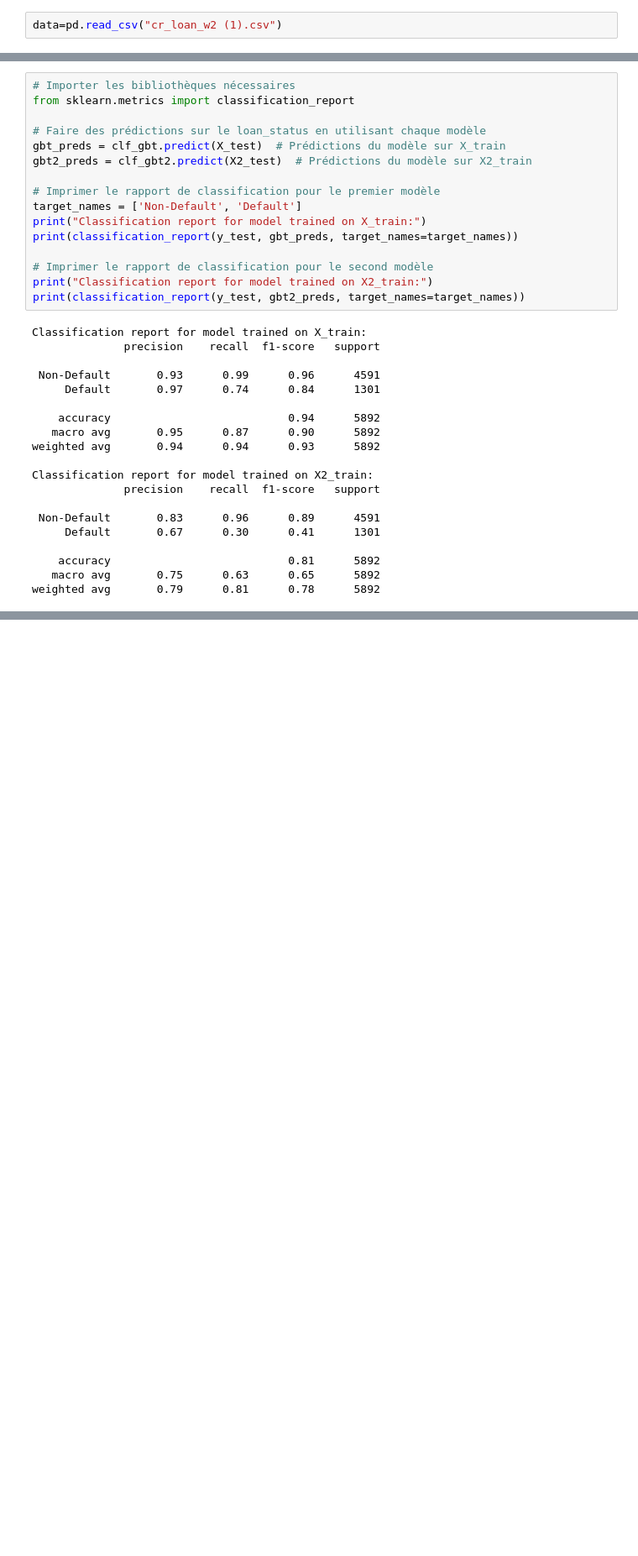
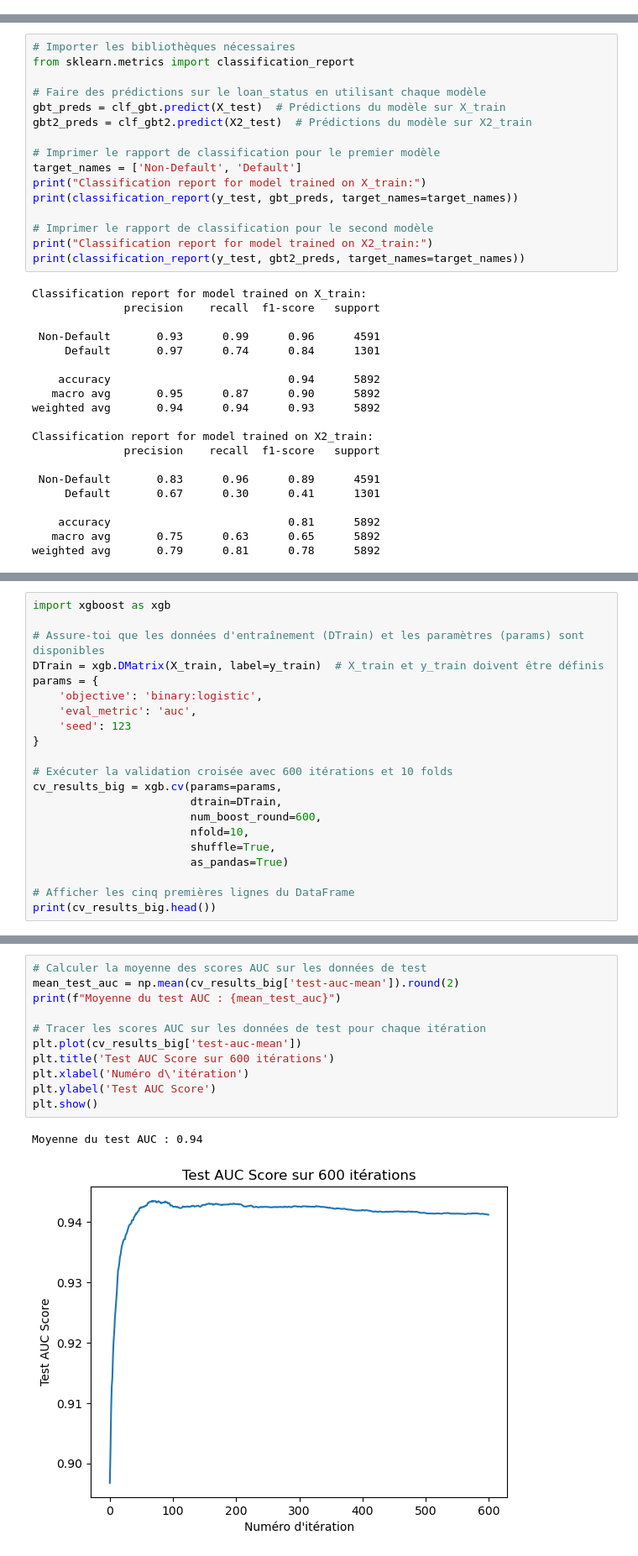
Before and after one commit to FromTchouaffe/portfolio, a Jupyter notebook: pret_data_XGBoost.ipynb, the cells around one changed output, grey strips where cells are left out. Shown: that part at 84% size. Saved outputs shown, nothing was run; the diff lists cells and outputs as text; blank space fills up the shorter version.

Commit message:
Note book Lr Vs XGBoost

```diff
--- a/pret_data_XGBoost.ipynb
+++ b/pret_data_XGBoost.ipynb
@@ -34,5 +34,3 @@ y = data['loan_status']  # Cible
 from sklearn.model_selection import train_test_split
 
 X_train, X_test, y_train, y_test = train_test_split(X, y, test_size=0.2, random_state=42)
-# %%
-data=pd.read_csv("cr_loan_w2 (1).csv")
@@ -209,0 +350,21 @@ Le modèle avec toutes les colonnes est clairement meilleur pour détecter les d
+# %%
+import xgboost as xgb
+
+# Assure-toi que les données d'entraînement (DTrain) et les paramètres (params) sont disponibles
+DTrain = xgb.DMatrix(X_train, label=y_train)  # X_train et y_train doivent être définis
+params = {
+    'objective': 'binary:logistic',
+    'eval_metric': 'auc',
+    'seed': 123
+}
+
+# Exécuter la validation croisée avec 600 itérations et 10 folds
+cv_results_big = xgb.cv(params=params,
+                        dtrain=DTrain,
+                        num_boost_round=600,
+                        nfold=10,
+                        shuffle=True,
+                        as_pandas=True)
+
+# Afficher les cinq premières lignes du DataFrame
+print(cv_results_big.head())
@@ -209,0 +397,14 @@ Le modèle avec toutes les colonnes est clairement meilleur pour détecter les d
+# %%
+# Calculer la moyenne des scores AUC sur les données de test
+mean_test_auc = np.mean(cv_results_big['test-auc-mean']).round(2)
+print(f"Moyenne du test AUC : {mean_test_auc}")
+
+# Tracer les scores AUC sur les données de test pour chaque itération
+plt.plot(cv_results_big['test-auc-mean'])
+plt.title('Test AUC Score sur 600 itérations')
+plt.xlabel('Numéro d\'itération')
+plt.ylabel('Test AUC Score')
+plt.show()
+# %% [output]
+Moyenne du test AUC : 0.94
+[figure, added]
```
Also changed, not shown: parts of 26 cells of this notebook, 1 other file.
